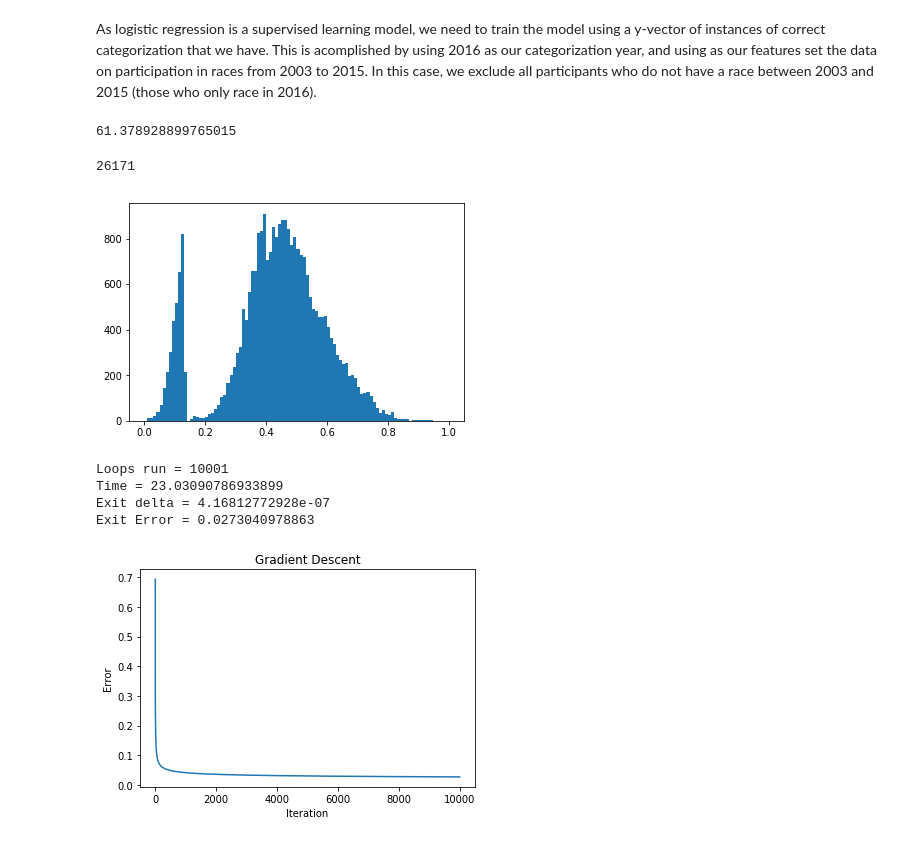
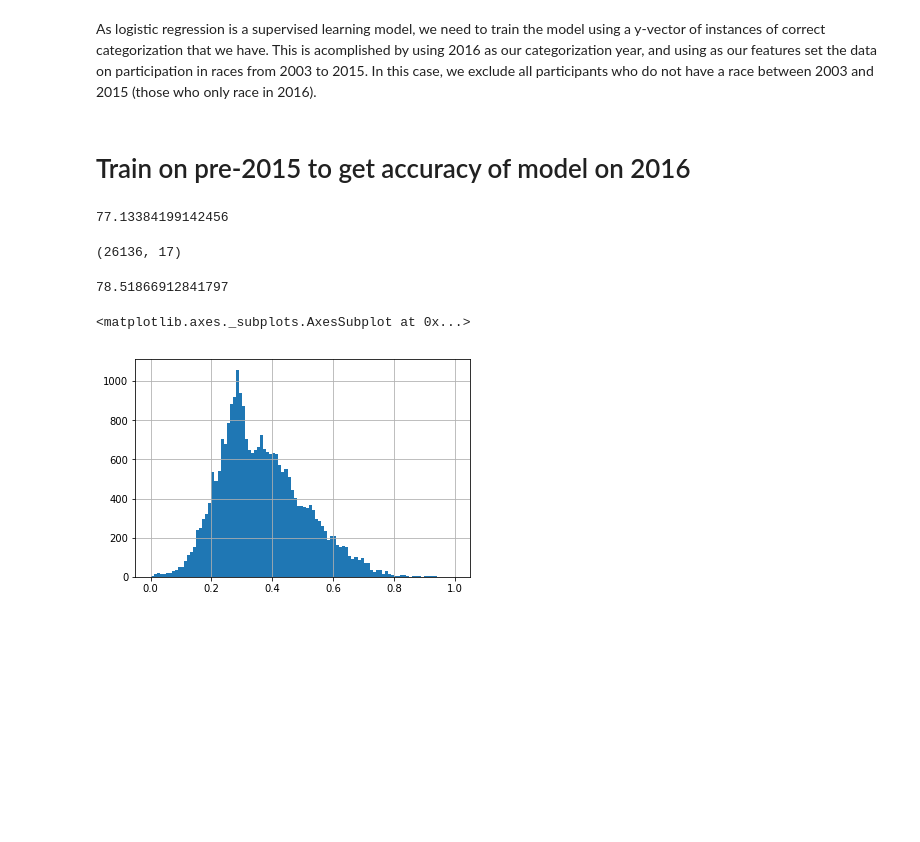
Before and after one commit to stawaway/Mini-project-1, a Jupyter notebook: Cleaning, Transformation, and Logistic Regression.ipynb, the cells around one changed output. Cells and saved outputs as stored; diff of their text form; code cells hidden in the pictures; blank space fills up the shorter version.

```diff
--- a/Cleaning, Transformation, and Logistic Regression.ipynb
+++ b/Cleaning, Transformation, and Logistic Regression.ipynb
@@ -26,0 +41,6 @@ marathon_data.head()
+# %%
+#Gender that is not set to M or F
+for temp_id in list(marathon_data[~ marathon_data["Sex"].isin(["M","F"])].index):
+    bad_id_list.append(temp_id)
+    #add these people to the blacklist
+marathon_data[~ marathon_data["Sex"].isin(["M","F"])].shape
@@ -113,0 +57,4 @@ Name: Time, dtype: object
+# %%
+print(marathon_data.groupby("Id").size().sort_values(ascending = False).head(2))
+bad_id_list.append(list(marathon_data.groupby("Id").size().sort_values(ascending = False).head(1).index)[0])
+#This is the ID for the private
@@ -134,0 +78,5 @@ Name: Time, dtype: object
+# %%
+rows_2013 = marathon_data[marathon_data["Year"] == 2013].index
+marathon_data.loc[rows_2013,"Time"] = marathon_data.loc[rows_2013,"Time"] * 2
+#double the times of the half marathon to better fit with the other data
+#This is an imperfect solution, but works to a reasonable approximation..
@@ -300,0 +273,2 @@ As logistic regression is a supervised learning model, we need to train the mode
+# %% [markdown]
+# Train on pre-2015 to get accuracy of model on 2016
@@ -301,30 +317,24 @@ As logistic regression is a supervised learning model, we need to train the mode
 # %%
-#Create our dataframe, looking back from 2016
-train_df = create_frame(2015)
+train_df = create_frame(2014)
 #remove entries where there are no races
-train_df = train_df[train_df["Num Marathons"] > 0 ]
+train_df = train_df[train_df["Num Marathons"] > 0]
+train_df = train_df[~ train_df.index.isin(bad_id_list)]
 del train_df["Years Since Last"]
-train_df["Dummy"] = np.ones(len(train_df))
 train_array = train_df.as_matrix()
+train_array.shape
 # %% [output]
-61.378928899765015
+77.13384199142456
+(26136, 17)
-# %%
-def get_y(year, index):
-    tempy = pd.isnull(data_pivot["Rank"]).iloc[:,((year - 2003))].apply(lambda x: 0 if x else 1)
-    tempy = tempy.loc[index]
-    return tempy.as_matrix()
-# #The other component that we need is our y-vector, which is the participation boolean for 2016
-# y_vect = pd.isnull(data_pivot["Rank"]).iloc[:,(12)].apply(lambda x: 0 if x else 1)
-# y_vect = y_vect.loc[train_df.index]
-# y_vect = y_vect.as_matrix()
-# len(y_vect)
-
-y_vect = get_y(2016, train_df.index)
-len(y_vect)
-# %% [output]
-26171
+# %%
+test_df = create_frame(2015)
+test_df = test_df[test_df["Num Marathons"] > 0 ]
+del test_df["Years Since Last"]
+del test_df["Lag_12"]
+test_array = test_df.as_matrix()
+# %% [output]
+78.51866912841797
 # %%
-plt.hist(train_df["Time of Last"], bins = 100)
-plt.show()
+train_df["Time of Last"].hist(bins = 100)
 # %% [output]
+<matplotlib.axes._subplots.AxesSubplot at 0x...>
-[figure, old version]
+[figure, new version]
@@ -381,12 +343,6 @@ def grad_descent(w_vect, x_array, y_vect, step, tol, maxi, print_out = True):
 # %%
 my_w, grad_history = grad_descent(w_vect = np.zeros(train_array.shape[1]),
                                   x_array = train_array, y_vect = y_vect,
-                                  step = 1e-4, tol = 1e-8, maxi = 10000)
+                                  step = 1e-4, tol = 1e-10, maxi = 10000, alpha = 0)
-# %% [output]
-Loops run = 10001
-Time = 23.03090786933899
-Exit delta = 4.16812772928e-07
-Exit Error = 0.0273040978863
-[figure, removed]
 # %%
 my_w
```
Also changed, not shown: parts of 62 cells of this notebook.
